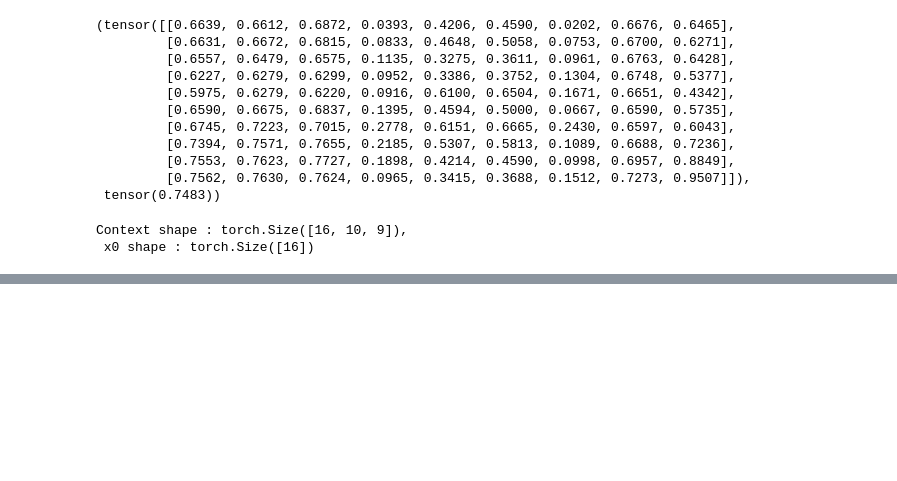
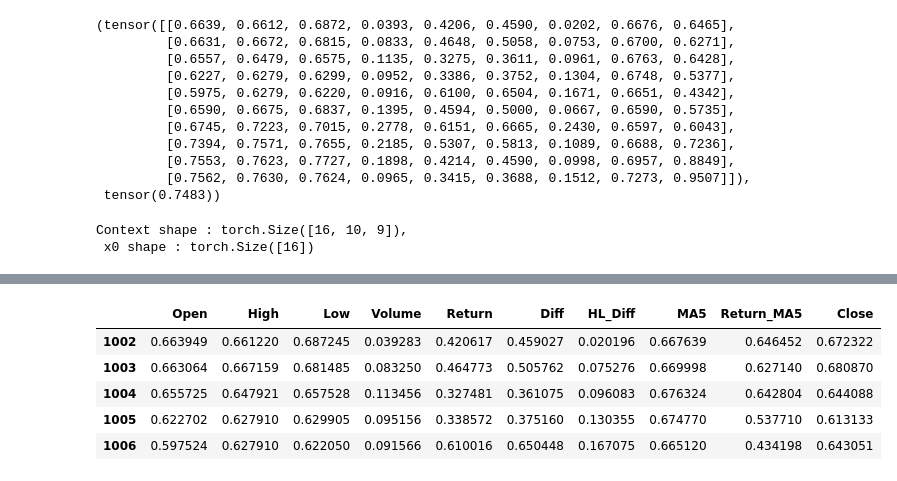
Before and after one commit to gitsouderos/Thesis, a Jupyter notebook: Simple_Diffusion/conditional_diffusion/testing_diffusion_modules.ipynb, the cells around one changed output, grey strips where cells are left out. Saved outputs shown, nothing was run; the diff lists cells and outputs as text; code cells hidden in the pictures; blank space fills up the shorter version.

```diff
--- a/Simple_Diffusion/conditional_diffusion/testing_diffusion_modules.ipynb
+++ b/Simple_Diffusion/conditional_diffusion/testing_diffusion_modules.ipynb
@@ -488,0 +491,9 @@ plt.show()
+# %%
+test_data.head()
+# %% [output]
+|  | Open | High | Low | Volume | Return | Diff | HL_Diff | MA5 | Return_MA5 | Close |
+| 1002 | 0.663949 | 0.661220 | 0.687245 | 0.039283 | 0.420617 | 0.459027 | 0.020196 | 0.667639 | 0.646452 | 0.672322 |
+| 1003 | 0.663064 | 0.667159 | 0.681485 | 0.083250 | 0.464773 | 0.505762 | 0.075276 | 0.669998 | 0.627140 | 0.680870 |
+| 1004 | 0.655725 | 0.647921 | 0.657528 | 0.113456 | 0.327481 | 0.361075 | 0.096083 | 0.676324 | 0.642804 | 0.644088 |
+| 1005 | 0.622702 | 0.627910 | 0.629905 | 0.095156 | 0.338572 | 0.375160 | 0.130355 | 0.674770 | 0.537710 | 0.613133 |
+| 1006 | 0.597524 | 0.627910 | 0.622050 | 0.091566 | 0.610016 | 0.650448 | 0.167075 | 0.665120 | 0.434198 | 0.643051 |
```
Also changed, not shown: parts of 7 cells of this notebook.
